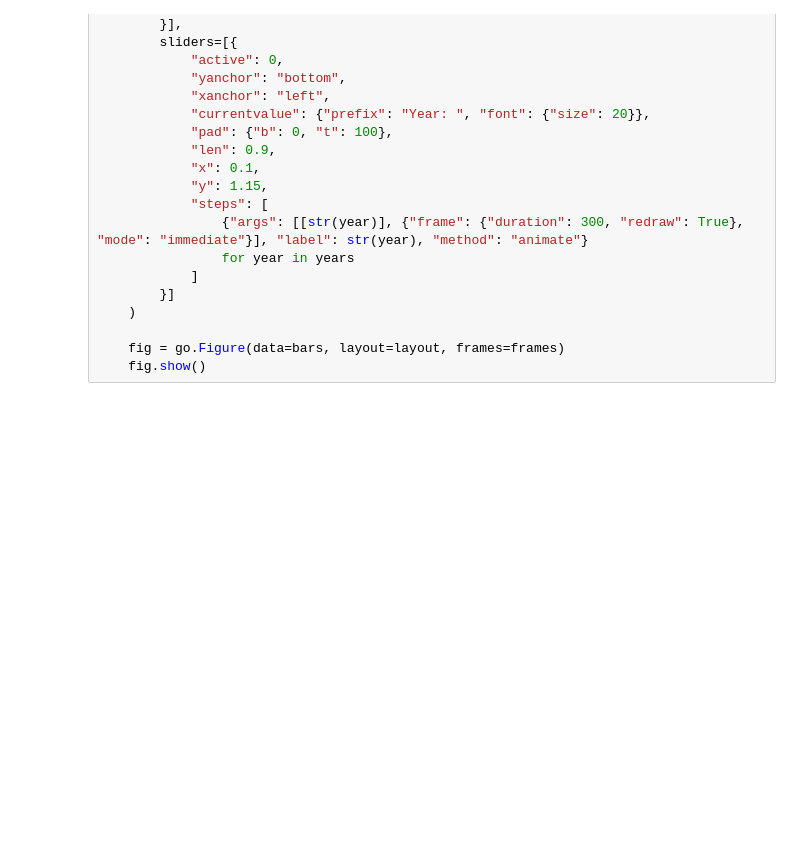
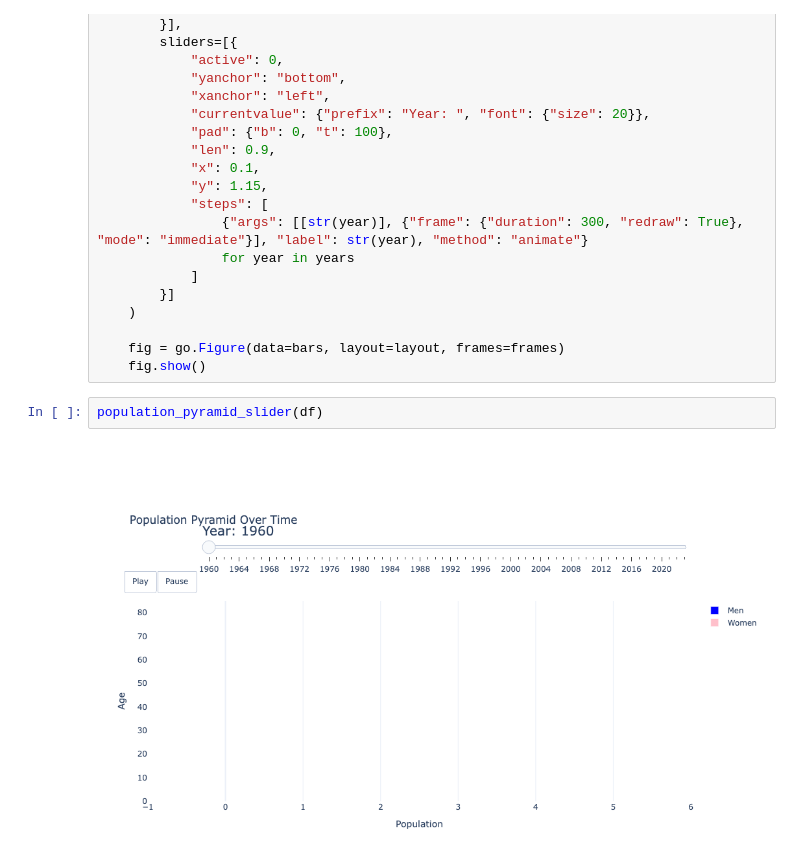
Before and after one commit to allisonpvn/ENVECON153_Proj1, a Jupyter notebook: Code.ipynb, the cells around one changed output. Cells and saved outputs as stored; diff of their text form; blank space fills up the shorter version.

```diff
--- a/Code.ipynb
+++ b/Code.ipynb
@@ -283,3 +305,7 @@ def population_pyramid_slider(df):
 
     fig = go.Figure(data=bars, layout=layout, frames=frames)
     fig.show()
+# %%
+population_pyramid_slider(df)
+# %% [output]
+[figure, added]
```
Also changed, not shown: parts of 6 cells of this notebook.
